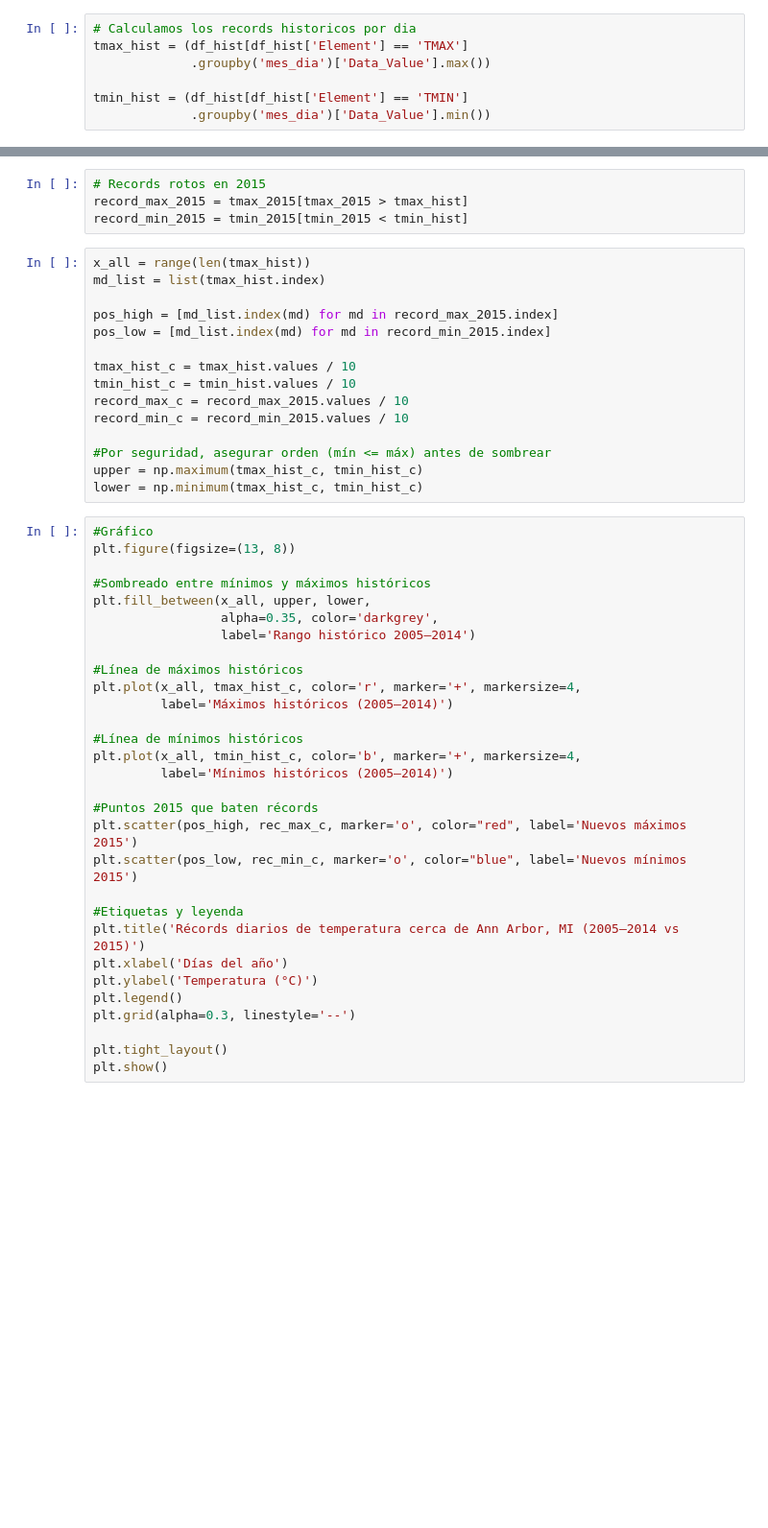
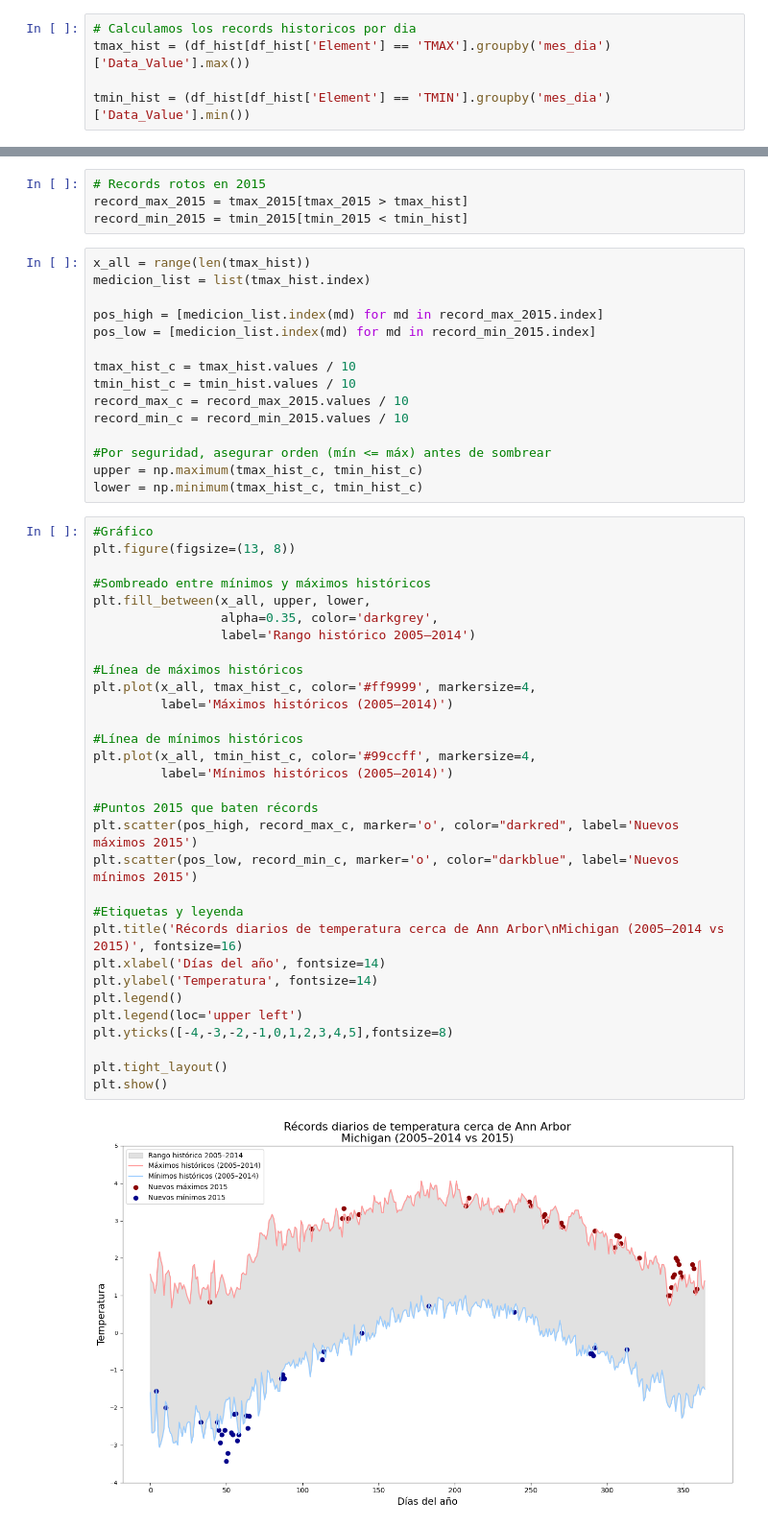
Before and after one commit to ramiro-pereirasft/practica-1-DataVisualization, a Jupyter notebook: notebooks/practice.ipynb, the cells around one changed output, grey strips where cells are left out. Shown: that part at 96% size. Drawn from its saved outputs; the diff is of its cells as text; blank space fills up the shorter version.

```diff
--- a/notebooks/practice.ipynb
+++ b/notebooks/practice.ipynb
@@ -47,11 +47,9 @@ df_hist = df[(df['anio'] >= 2005) & (df['anio'] <= 2014)].copy()
 df_2015 = df[df['anio'] == 2015].copy()
 # %%
 # Calculamos los records historicos por dia
-tmax_hist = (df_hist[df_hist['Element'] == 'TMAX']
-             .groupby('mes_dia')['Data_Value'].max())
+tmax_hist = (df_hist[df_hist['Element'] == 'TMAX'].groupby('mes_dia')['Data_Value'].max())
 
-tmin_hist = (df_hist[df_hist['Element'] == 'TMIN']
-             .groupby('mes_dia')['Data_Value'].min())
+tmin_hist = (df_hist[df_hist['Element'] == 'TMIN'].groupby('mes_dia')['Data_Value'].min())
 # %%
 # Ahora lo mismo pero con 2015
 tmax_2015 = (df_2015[df_2015['Element'] == 'TMAX'].groupby('mes_dia')['Data_Value'].max())
@@ -63,10 +61,10 @@ record_max_2015 = tmax_2015[tmax_2015 > tmax_hist]
 record_min_2015 = tmin_2015[tmin_2015 < tmin_hist]
 # %%
 x_all = range(len(tmax_hist))
-md_list = list(tmax_hist.index)
+medicion_list = list(tmax_hist.index)
 
-pos_high = [md_list.index(md) for md in record_max_2015.index]
-pos_low = [md_list.index(md) for md in record_min_2015.index]
+pos_high = [medicion_list.index(md) for md in record_max_2015.index]
+pos_low = [medicion_list.index(md) for md in record_min_2015.index]
 
 tmax_hist_c = tmax_hist.values / 10
 tmin_hist_c = tmin_hist.values / 10
@@ -79,30 +77,33 @@ lower = np.minimum(tmax_hist_c, tmin_hist_c)
 # %%
 #Gráfico
 plt.figure(figsize=(13, 8))
 
 #Sombreado entre mínimos y máximos históricos
 plt.fill_between(x_all, upper, lower,
                  alpha=0.35, color='darkgrey',
                  label='Rango histórico 2005–2014')
 
 #Línea de máximos históricos
-plt.plot(x_all, tmax_hist_c, color='r', marker='+', markersize=4,
+plt.plot(x_all, tmax_hist_c, color='#ff9999', markersize=4,
          label='Máximos históricos (2005–2014)')
 
 #Línea de mínimos históricos
-plt.plot(x_all, tmin_hist_c, color='b', marker='+', markersize=4,
+plt.plot(x_all, tmin_hist_c, color='#99ccff', markersize=4,
          label='Mínimos históricos (2005–2014)')
 
 #Puntos 2015 que baten récords
-plt.scatter(pos_high, rec_max_c, marker='o', color="red", label='Nuevos máximos 2015')
-plt.scatter(pos_low, rec_min_c, marker='o', color="blue", label='Nuevos mínimos 2015')
+plt.scatter(pos_high, record_max_c, marker='o', color="darkred", label='Nuevos máximos 2015')
+plt.scatter(pos_low, record_min_c, marker='o', color="darkblue", label='Nuevos mínimos 2015')
 
 #Etiquetas y leyenda
-plt.title('Récords diarios de temperatura cerca de Ann Arbor, MI (2005–2014 vs 2015)')
-plt.xlabel('Días del año')
-plt.ylabel('Temperatura (°C)')
+plt.title('Récords diarios de temperatura cerca de Ann Arbor\nMichigan (2005–2014 vs 2015)', fontsize=16)
+plt.xlabel('Días del año', fontsize=14)
+plt.ylabel('Temperatura', fontsize=14)
 plt.legend()
-plt.grid(alpha=0.3, linestyle='--')
+plt.legend(loc='upper left')
+plt.yticks([-4,-3,-2,-1,0,1,2,3,4,5],fontsize=8)
 
 plt.tight_layout()
 plt.show()
+# %% [output]
+[figure, added]
```
